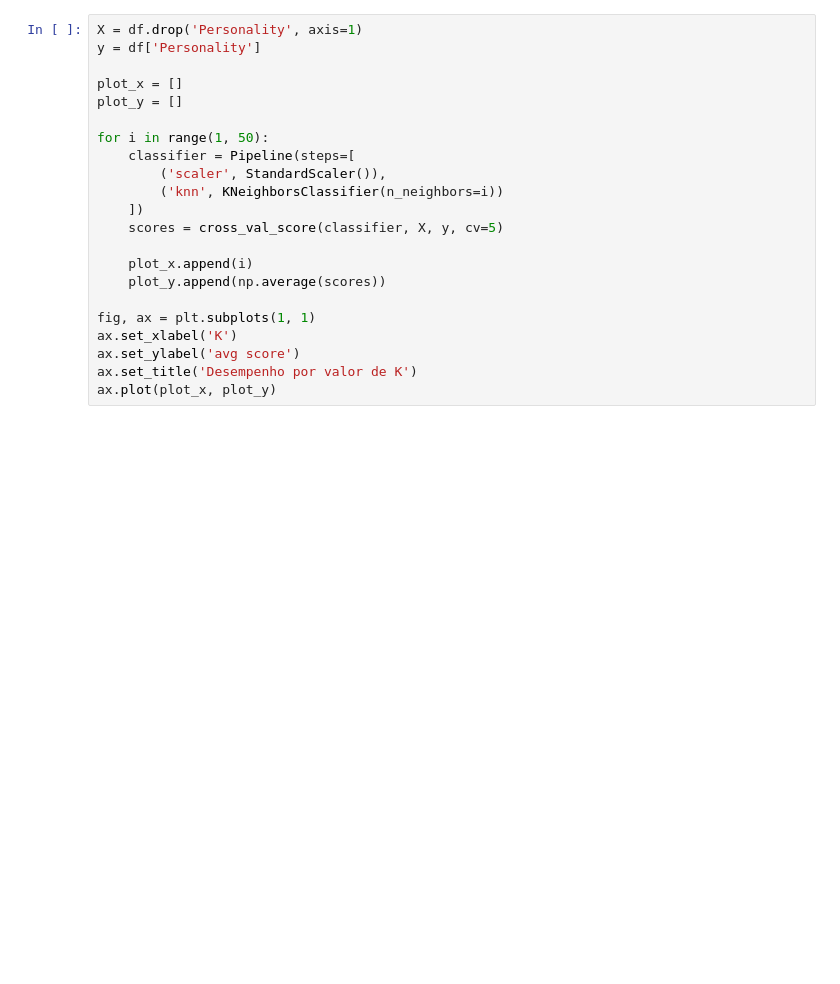
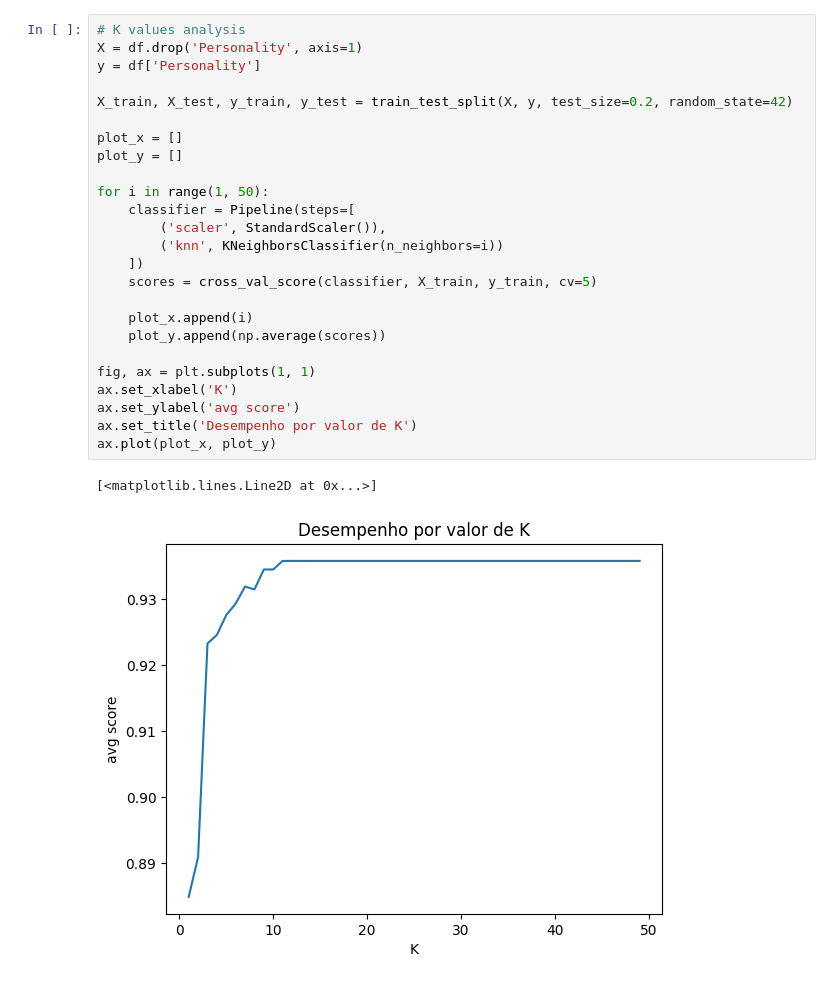
Before and after one commit to Gaius10/seminario_fcd, a Jupyter notebook: knn.ipynb, the cells around one changed output. Saved outputs shown, nothing was run; the diff lists cells and outputs as text; blank space fills up the shorter version.

```diff
--- a/knn.ipynb
+++ b/knn.ipynb
@@ -17,23 +47,29 @@ df
 # %%
+# K values analysis
 X = df.drop('Personality', axis=1)
 y = df['Personality']
+
+X_train, X_test, y_train, y_test = train_test_split(X, y, test_size=0.2, random_state=42)
 
 plot_x = []
 plot_y = []
 
 for i in range(1, 50):
     classifier = Pipeline(steps=[
         ('scaler', StandardScaler()),
         ('knn', KNeighborsClassifier(n_neighbors=i))
     ])
-    scores = cross_val_score(classifier, X, y, cv=5)
+    scores = cross_val_score(classifier, X_train, y_train, cv=5)
 
     plot_x.append(i)
     plot_y.append(np.average(scores))
 
 fig, ax = plt.subplots(1, 1)
 ax.set_xlabel('K')
 ax.set_ylabel('avg score')
 ax.set_title('Desempenho por valor de K')
 ax.plot(plot_x, plot_y)
+# %% [output]
+[<matplotlib.lines.Line2D at 0x...>]
+[figure, added]
 # %%
```
Also changed, not shown: parts of 5 cells of this notebook, 5 other files.
